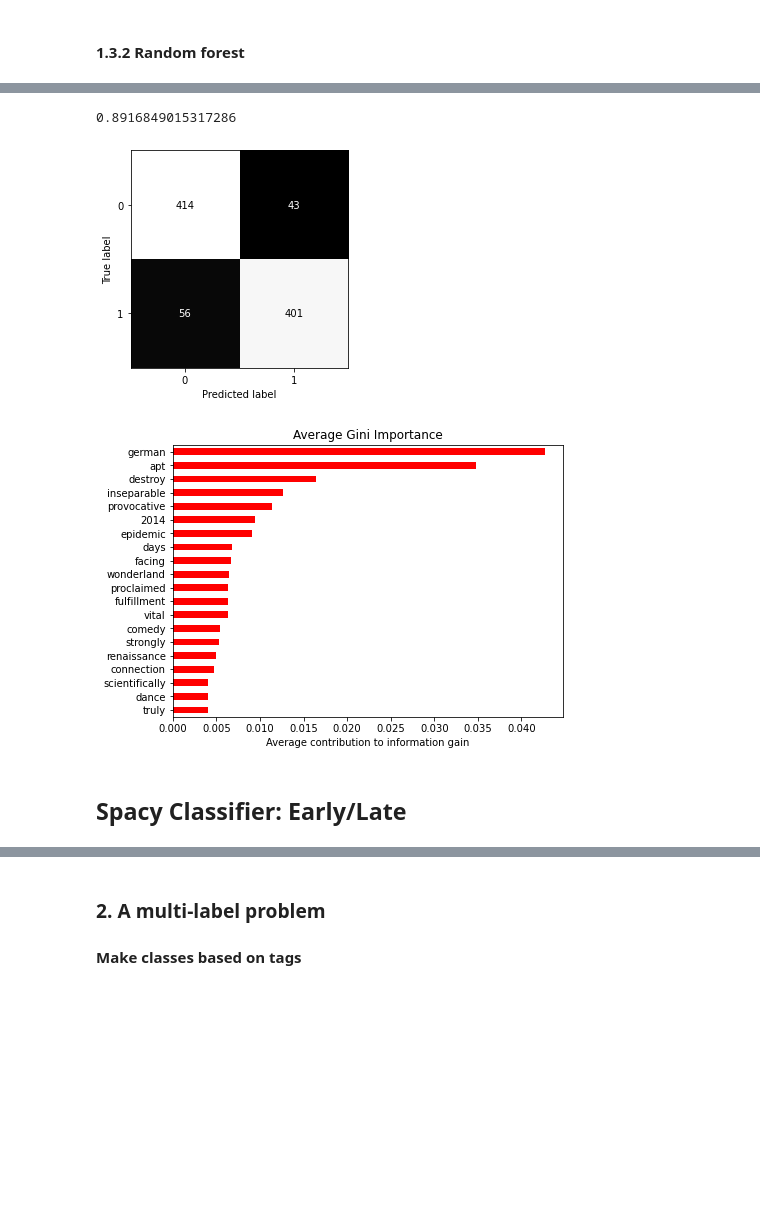
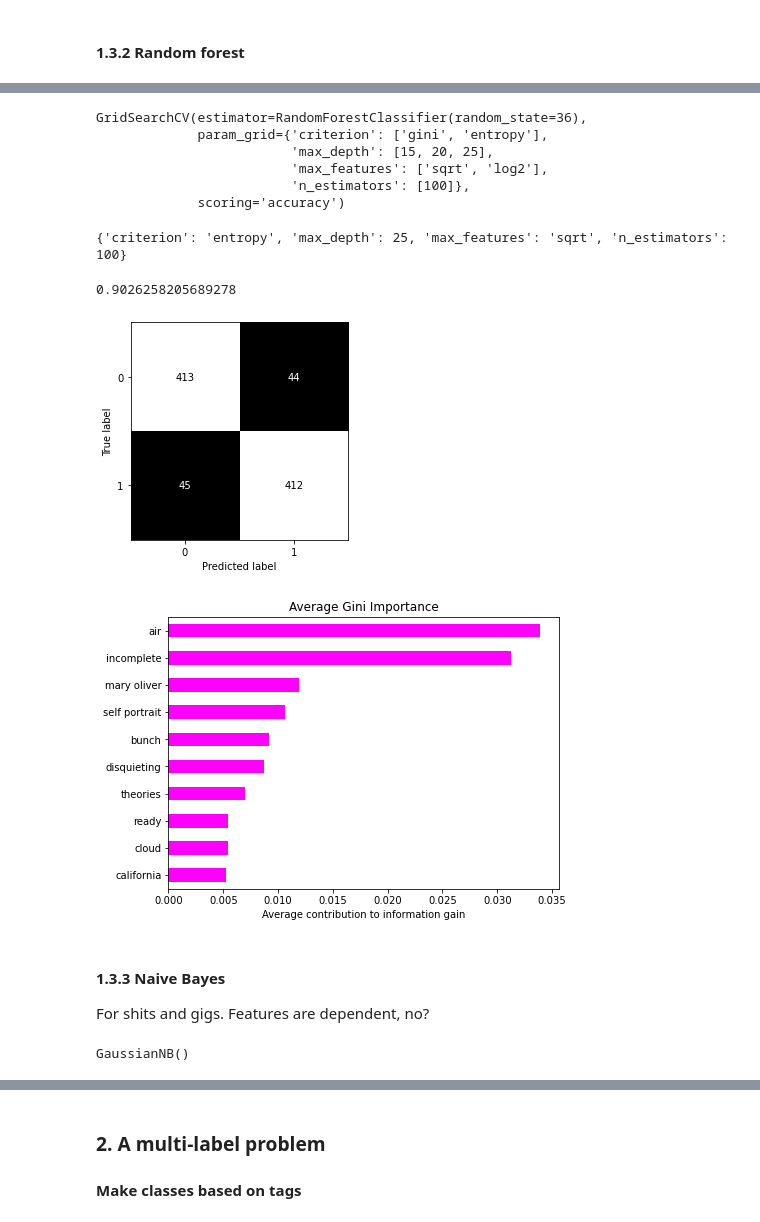
Before and after one commit to konstanzer/brainpickings-nlp, a Jupyter notebook: my_nlp.ipynb, the cells around one changed output, grey strips where cells are left out. Cells and saved outputs as stored; diff of their text form; code cells hidden in the pictures; blank space fills up the shorter version.

```diff
--- a/my_nlp.ipynb
+++ b/my_nlp.ipynb
@@ -85,4 +87,4 @@ X
 # %%
-vocab = np.array(list(TFIDF.vocabulary_.keys()))
-print(vocab)
+vocabulary = np.array(list(TFIDF.vocabulary_.keys()))
+print(vocabulary[-15:])
 # %% [output]
@@ -93,5 +95,8 @@ y = df2.early
 # %% [markdown]
 ### 1.3 Modeling
+# %%
+X = StandardScaler().fit_transform(X.todense())
+y = df.early
 # %%
 X_train, X_test, y_train, y_test = train_test_split(X, y, test_size=0.2,
                                                     stratify=y, random_state=36)
@@ -104 +115,6 @@ preds = lr.predict(X_test)
+# %%
+param_grid = {'solver': ['sag', 'lbfgs']}
+clf = GridSearchCV(LogisticRegression(random_state=36), param_grid, scoring='accuracy')
+clf.fit(X_train, y_train)
+clf.best_params_
 # %%
@@ -163,7 +182,6 @@ Had this result been anything else, I'd suspect foul play. The model is right 91
 # %% [markdown]
 #### 1.3.2 Random forest
 # %%
-rf = RandomForestClassifier(n_estimators=500,
-                            max_depth=12)
+rf = RandomForestClassifier(n_estimators=200, criterion="entropy")
 rf.fit(X_train, y_train)
 # %% [output]
@@ -171,17 +226,32 @@ RandomForestClassifier(max_depth=25, n_estimators=500)
+# %%
+param_grid = {'n_estimators': [100],
+              'max_features': ['sqrt', 'log2'],
+              'max_depth' : [15, 20, 25], #original 6,9,12
+              'criterion' : ['gini', 'entropy']}
+clf = GridSearchCV(RandomForestClassifier(random_state=36), param_grid, scoring='accuracy')
+clf.fit(X_train, y_train)
+# %% [output]
+GridSearchCV(estimator=RandomForestClassifier(random_state=36),
+             param_grid={'criterion': ['gini', 'entropy'],
+                         'max_depth': [15, 20, 25],
+                         'max_features': ['sqrt', 'log2'],
+                         'n_estimators': [100]},
+             scoring='accuracy')
+# %%
+print(clf.best_params_)
+# %% [output]
+{'criterion': 'entropy', 'max_depth': 25, 'max_features': 'sqrt', 'n_estimators': 100}
 # %%
 print(rf.score(X_test, y_test))
-plot_confusion_matrix(rf, X_test, y_test, cmap="gray", colorbar=False);
+metrics.plot_confusion_matrix(rf, X_test, y_test, cmap="gray", colorbar=False);
 # %% [output]
-0.8916849015317286
+0.9026258205689278
 [figure]
 # %%
-feat_scores = pd.Series(rf.feature_importances_,
-                           index=vocabulary)
+feat_scores = pd.Series(rf.feature_importances_, index=vocabulary)
 feat_scores = feat_scores.sort_values()
-ax = feat_scores[-20:].plot(kind='barh',
-                      figsize=(7,5),
-                      color='r')
+ax = feat_scores[-10:].plot(kind='barh', figsize=(7,5), color='magenta')
 ax.set_title('Average Gini Importance')
 ax.set_xlabel('Average contribution to information gain');
 # %% [output]
-[figure, old version]
+[figure, new version]
@@ -190,2 +258,9 @@ ax.set_xlabel('Average contribution to information gain');
-# %% [markdown]
-## Spacy Classifier: Early/Late
+# %% [markdown]
+#### 1.3.3 Naive Bayes
+
+For shits and gigs. Features are dependent, no?
+# %%
+nb = GaussianNB()
+nb.fit(X_train, y_train)
+# %% [output]
+GaussianNB()
```
Also changed, not shown: parts of 31 cells of this notebook, 3 other files.
